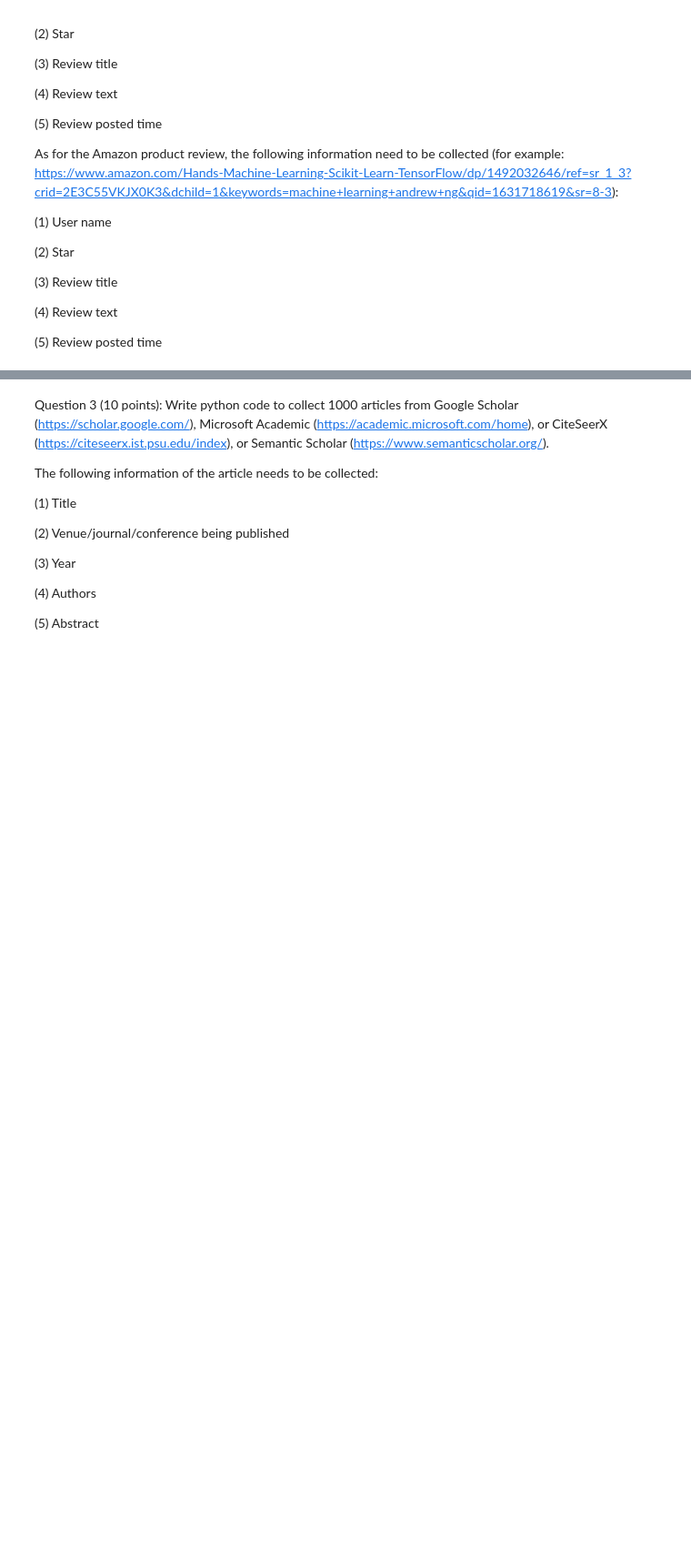
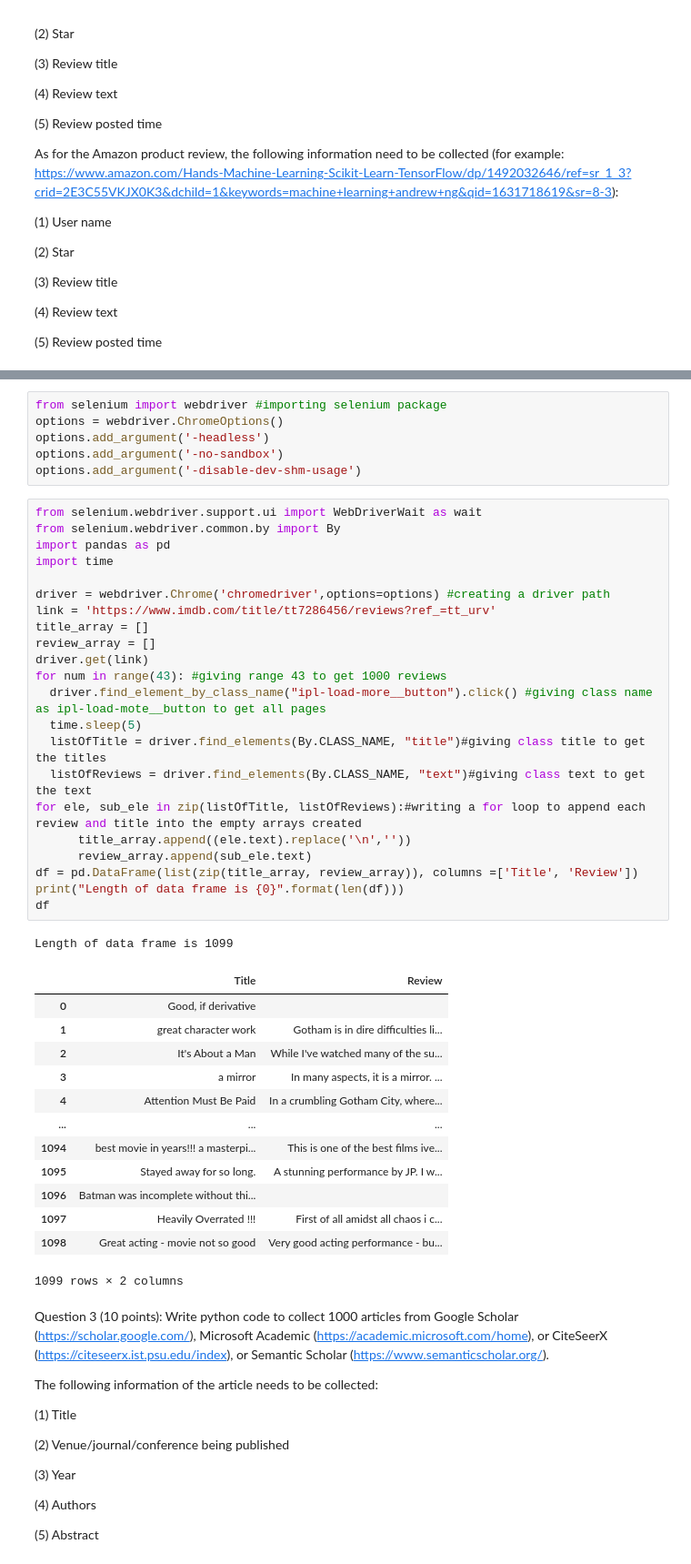
Before and after one commit to Sharath-11507563/sharath_INFO5731_-Fall2021, a Jupyter notebook: In_class_exercise_02.ipynb, the cells around one changed output, grey strips where cells are left out. Shown: that part at 91% size. Saved outputs shown, nothing was run; the diff lists cells and outputs as text; blank space fills up the shorter version.

```diff
--- a/In_class_exercise_02.ipynb
+++ b/In_class_exercise_02.ipynb
@@ -167,3 +83,46 @@ SyntaxError: ignored
+# %%
+from selenium import webdriver #importing selenium package
+options = webdriver.ChromeOptions()
+options.add_argument('-headless')
+options.add_argument('-no-sandbox')
+options.add_argument('-disable-dev-shm-usage')
+# %%
+from selenium.webdriver.support.ui import WebDriverWait as wait
+from selenium.webdriver.common.by import By
+import pandas as pd
+import time
+
+driver = webdriver.Chrome('chromedriver',options=options) #creating a driver path
+link = 'https://www.imdb.com/title/tt7286456/reviews?ref_=tt_urv'
+title_array = []
+review_array = []
+driver.get(link)
+for num in range(43): #giving range 43 to get 1000 reviews
+  driver.find_element_by_class_name("ipl-load-more__button").click() #giving class name as ipl-load-mote__button to get all pages
+  time.sleep(5)
+  listOfTitle = driver.find_elements(By.CLASS_NAME, "title")#giving class title to get the titles
+  listOfReviews = driver.find_elements(By.CLASS_NAME, "text")#giving class text to get the text
+for ele, sub_ele in zip(listOfTitle, listOfReviews):#writing a for loop to append each review and title into the empty arrays created
+      title_array.append((ele.text).replace('\n',''))
+      review_array.append(sub_ele.text)
+df = pd.DataFrame(list(zip(title_array, review_array)), columns =['Title', 'Review'])
+print("Length of data frame is {0}".format(len(df)))
+df
+# %% [output]
+Length of data frame is 1099
+|  | Title | Review |
+| 0 | Good, if derivative |  |
+| 1 | great character work | Gotham is in dire difficulties li... |
+| 2 | It's About a Man | While I've watched many of the su... |
+| 3 | a mirror | In many aspects, it is a mirror. ... |
+| 4 | Attention Must Be Paid | In a crumbling Gotham City, where... |
+| ... | ... | ... |
+| 1094 | best movie in years!!! a masterpi... | This is one of the best films ive... |
+| 1095 | Stayed away for so long. | A stunning performance by JP. I w... |
+| 1096 | Batman was incomplete without thi... |  |
+| 1097 | Heavily Overrated !!! | First of all amidst all chaos i c... |
+| 1098 | Great acting - movie not so good | Very good acting performance - bu... |
+1099 rows × 2 columns
 # %% [markdown]
 Question 3 (10 points): Write python code to collect 1000 articles from Google Scholar (https://scholar.google.com/), Microsoft Academic (https://academic.microsoft.com/home), or CiteSeerX (https://citeseerx.ist.psu.edu/index), or Semantic Scholar (https://www.semanticscholar.org/).
 
```
Also changed, not shown: parts of 10 cells of this notebook.
